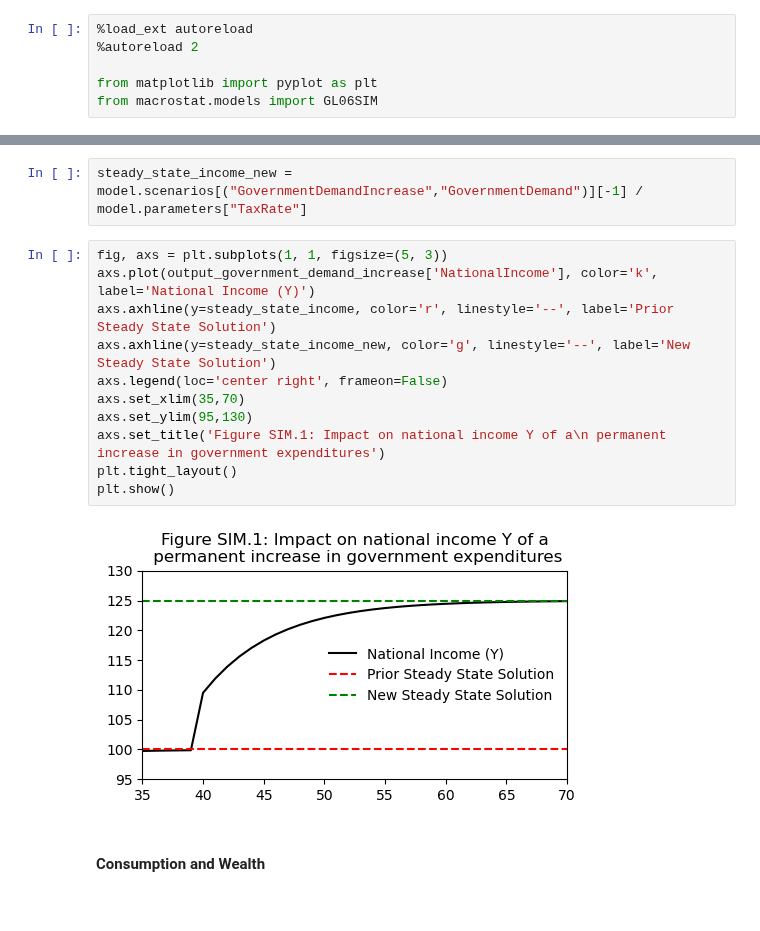
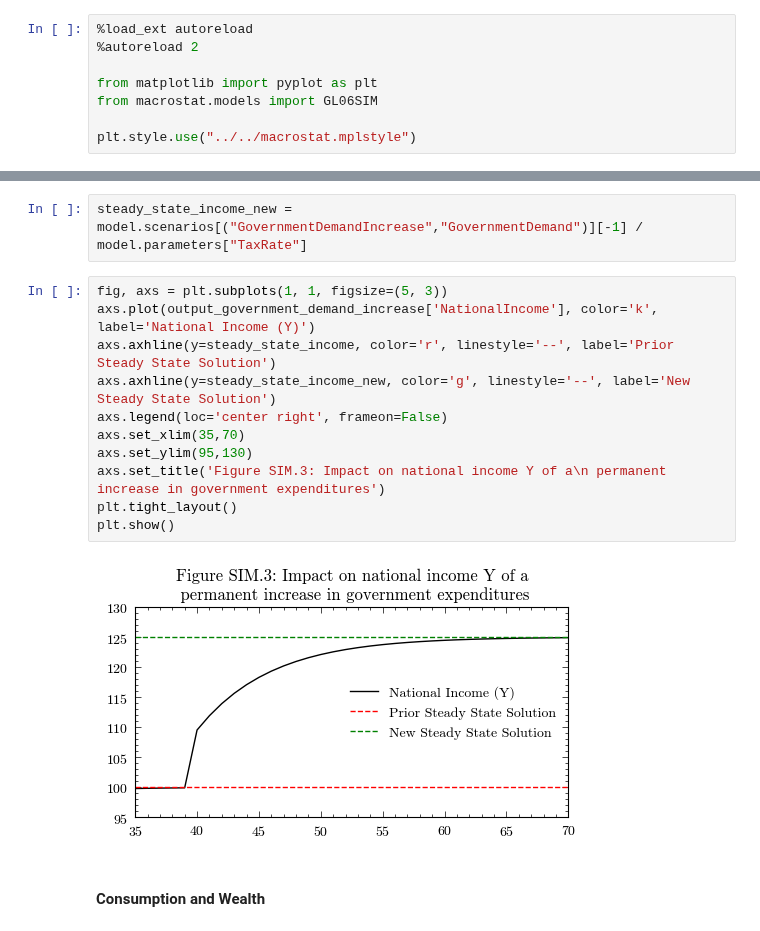
Before and after one commit to KarlNaumann/MacroStat, a Jupyter notebook: docs/models/GL06/GL06SIM.ipynb, the cells around one changed output, grey strips where cells are left out. Drawn from its saved outputs; the diff is of its cells as text.

```diff
--- a/docs/models/GL06/GL06SIM.ipynb
+++ b/docs/models/GL06/GL06SIM.ipynb
@@ -169,6 +169,8 @@ This is implemented as such in the [Behavior](GL06SIM/behavior.rst) class.
 
 from matplotlib import pyplot as plt
 from macrostat.models import GL06SIM
+
+plt.style.use("../../macrostat.mplstyle")
 # %% [markdown]
 ### Convergence to the Steady State
 # %% [markdown]
@@ -255,16 +257,16 @@ steady_state_income_new = model.scenarios[("GovernmentDemandIncrease","Governmen
 # %%
 fig, axs = plt.subplots(1, 1, figsize=(5, 3))
 axs.plot(output_government_demand_increase['NationalIncome'], color='k', label='National Income (Y)')
 axs.axhline(y=steady_state_income, color='r', linestyle='--', label='Prior Steady State Solution')
 axs.axhline(y=steady_state_income_new, color='g', linestyle='--', label='New Steady State Solution')
 axs.legend(loc='center right', frameon=False)
 axs.set_xlim(35,70)
 axs.set_ylim(95,130)
-axs.set_title('Figure SIM.1: Impact on national income Y of a\n permanent increase in government expenditures')
+axs.set_title('Figure SIM.3: Impact on national income Y of a\n permanent increase in government expenditures')
 plt.tight_layout()
 plt.show()
 # %% [output]
-[figure, old version]
+[figure, new version]
 # %% [markdown]
 #### Consumption and Wealth
 # %%
```
Also changed, not shown: parts of 4 cells of this notebook, 4 other files.
